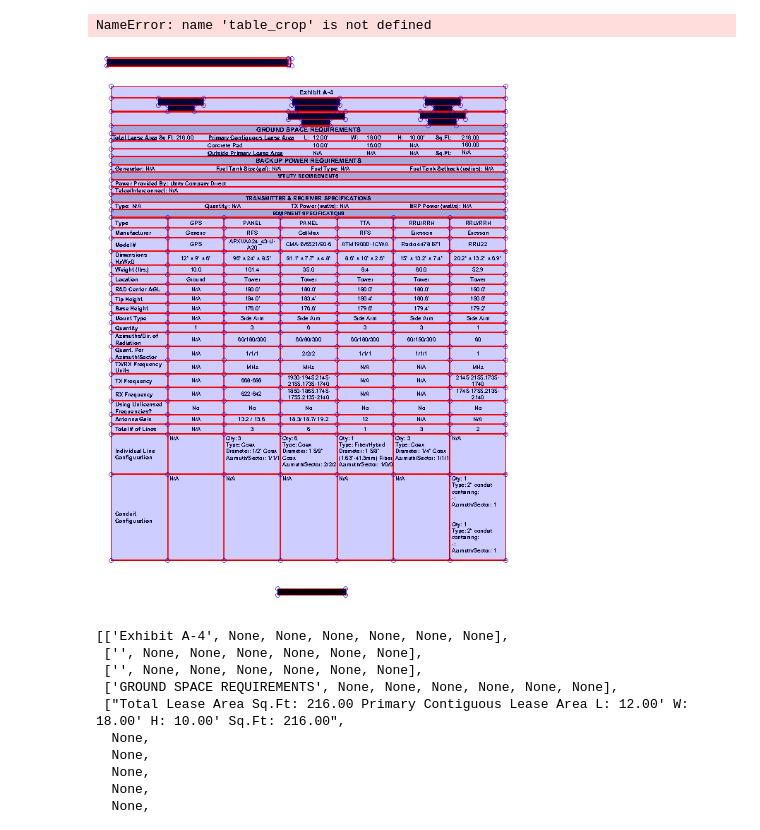
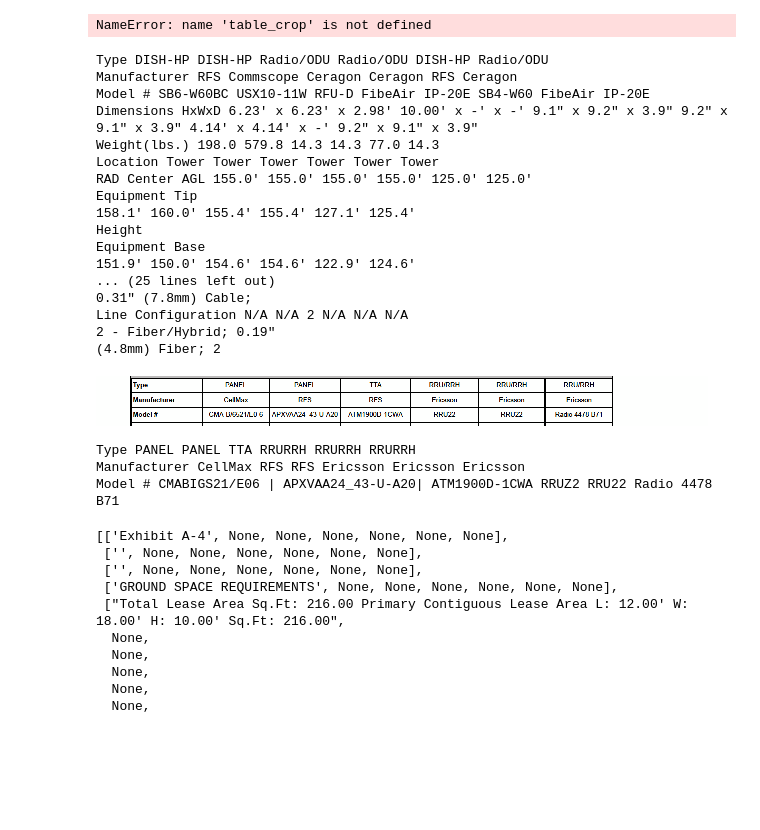
Before and after one commit to daltondm/OCR_for_telecommunications_quality_assurance, a Jupyter notebook: extract_from_digital_pdf.ipynb, the cells around one changed output. Cells and saved outputs as stored; diff of their text form; code cells hidden in the pictures; blank space fills up the shorter version.

Commit message:
adjusted order to read pdfs (original first, then OCR). Wrote methods to separate lines extracted from OCR document and then merge lines as needed.

```diff
--- a/extract_from_digital_pdf.ipynb
+++ b/extract_from_digital_pdf.ipynb
@@ -529,16 +684,50 @@ text = table_crop.extract_text_lines()
 text[3]
 # %% [output]
 NameError: name 'table_crop' is not defined
+# %%
+pdf = pdfplumber.open(old_exhibit.orig_filepath)
+table_page = pdf.pages[1]
+text = table_page.extract_text_lines()
+for line in text:
+    print(line['text'])
+# %% [output]
+Type DISH-HP DISH-HP Radio/ODU Radio/ODU DISH-HP Radio/ODU
+Manufacturer RFS Commscope Ceragon Ceragon RFS Ceragon
+Model # SB6-W60BC USX10-11W RFU-D FibeAir IP-20E SB4-W60 FibeAir IP-20E
+Dimensions HxWxD 6.23' x 6.23' x 2.98' 10.00' x -' x -' 9.1" x 9.2" x 3.9" 9.2" x 9.1" x 3.9" 4.14' x 4.14' x -' 9.2" x 9.1" x 3.9"
+Weight(lbs.) 198.0 579.8 14.3 14.3 77.0 14.3
+Location Tower Tower Tower Tower Tower Tower
+RAD Center AGL 155.0' 155.0' 155.0' 155.0' 125.0' 125.0'
+Equipment Tip
+158.1' 160.0' 155.4' 155.4' 127.1' 125.4'
+Height
+Equipment Base
+151.9' 150.0' 154.6' 154.6' 122.9' 124.6'
+... (25 lines left out)
+0.31" (7.8mm) Cable;
+Line Configuration N/A N/A 2 N/A N/A N/A
+2 - Fiber/Hybrid; 0.19"
+(4.8mm) Fiber; 2
 # %%
-pdf = pdfplumber.open(original_pdf_path)
+pdf = pdfplumber.open(old_exhibit.ocr_filepath)
 # Find the examined page
 table_page = pdf.pages[0]
-tmp = table_page.to_image()
-
+table_crop = table_page.within_bbox((0, .336*table_page.height, table_page.width, .4*table_page.height))
+text = table_crop.extract_text_lines()
+table_crop.to_image()
+# for line in text:
+#     print(line['text'])
 # table_crop = table_page.crop((21.25, 600.272, 580.5, 687.772))
 # table_crop.to_image()
 # %% [output]
-[figure, old version]
+[figure, new version]
+# %%
+for line in text:
+    print(line['text'])
+# %% [output]
+Type PANEL PANEL TTA RRURRH RRURRH RRURRH
+Manufacturer CellMax RFS RFS Ericsson Ericsson Ericsson
+Model # CMABIGS21/E06 | APXVAA24_43-U-A20| ATM1900D-1CWA RRUZ2 RRU22 Radio 4478 B71
 # %%
 # table_crop = table_page.within_bbox((0, 35, table_page.width, 65))
 # table_crop = table_page.within_bbox()
```
Also changed, not shown: parts of 14 cells of this notebook.
